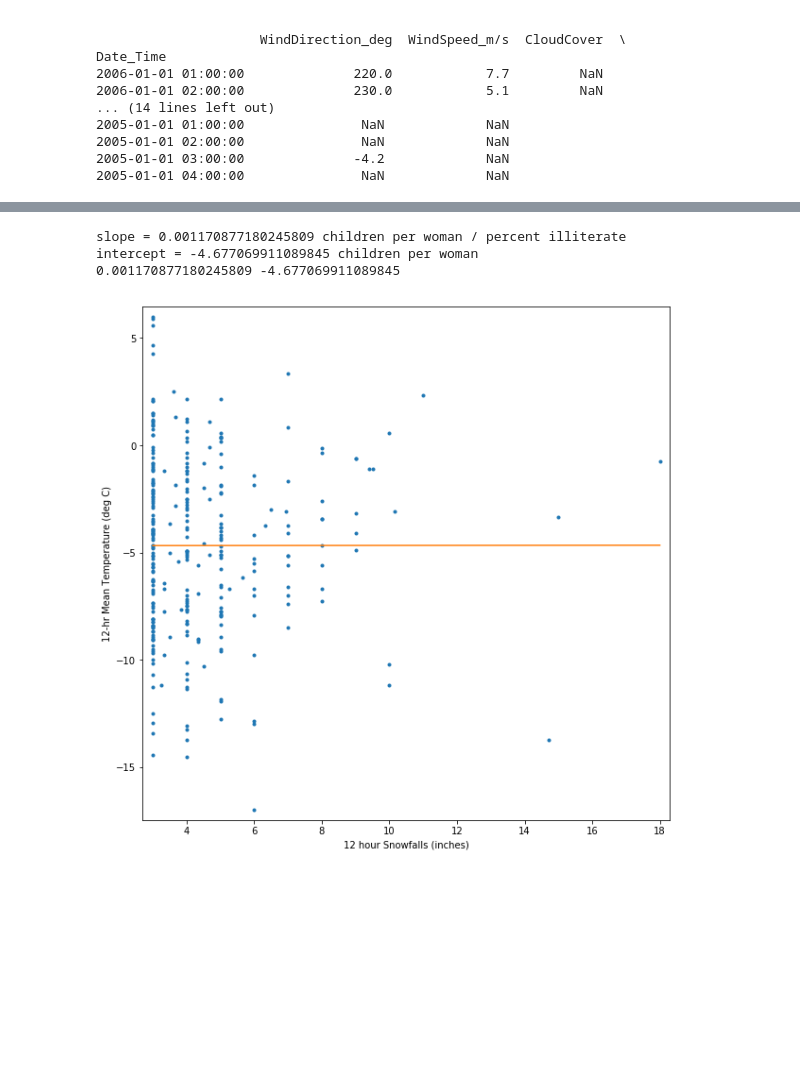
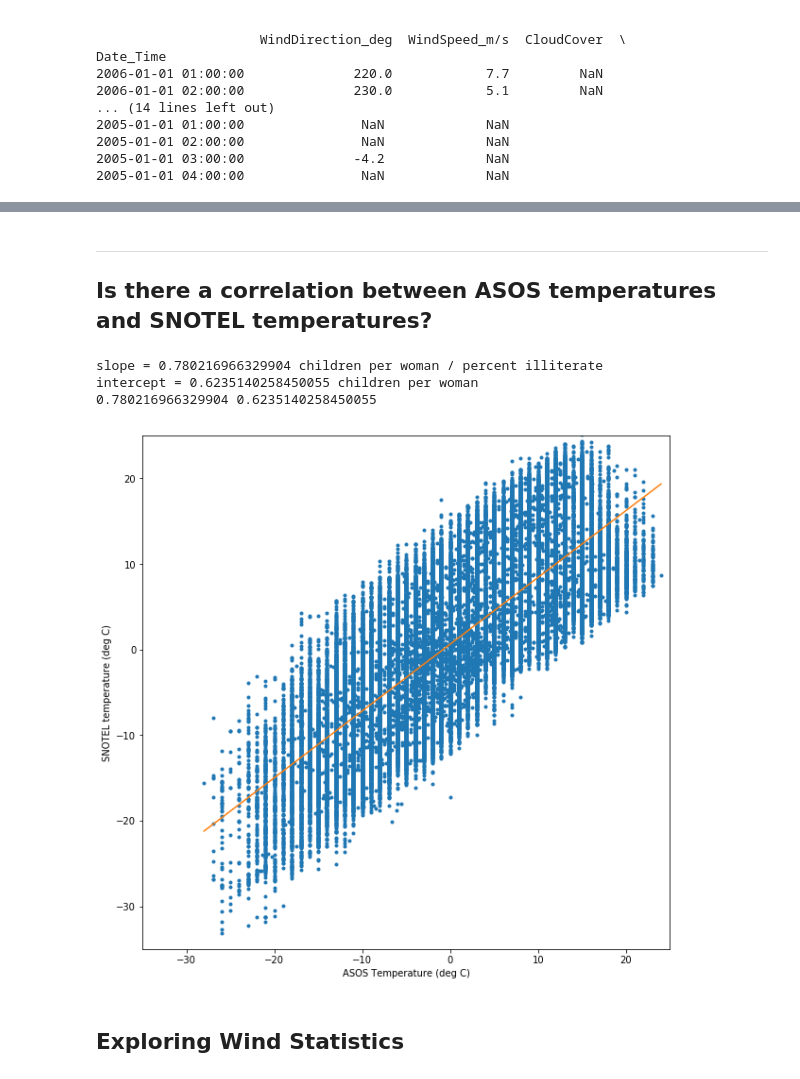
Before and after one commit to dustinrapp/Capstone_Springboard_Intermediate_Python, a Jupyter notebook: Statistics Project.ipynb, the cells around one changed output, grey strips where cells are left out. Saved outputs shown, nothing was run; the diff lists cells and outputs as text; code cells hidden in the pictures; blank space fills up the shorter version.

```diff
--- a/Statistics Project.ipynb
+++ b/Statistics Project.ipynb
@@ -287,38 +364,44 @@ intercept = 6.379402651344052 children per woman
+# %% [markdown]
+----
+
+
+## Is there a correlation between ASOS temperatures and SNOTEL temperatures?
 # %%
 plt.figure(figsize=(10,10))
 
-
-
-snf_df=asos_snotel_df['12hr-SNOWFALL']
-snf_df[asos_snotel_df['12hr-SNOWFALL']<3] = np.NaN
-temp_df = asos_snotel_df['Temperature_degC'].resample('12H').mean()
+asos_temp_df=asos_snotel_df['Temperature_degC']
+snotel_temp_df = asos_snotel_df['TOBS.I-1 (degC) ']
 
 
 
-idx = np.isfinite(temp_df) & np.isfinite(snf_df)
+idx = np.isfinite(asos_temp_df) & np.isfinite(snotel_temp_df)
 
 # Plot the snowfall vs temperature
-_ = plt.plot(snf_df[idx], temp_df[idx], marker='.', linestyle='none')
+_ = plt.plot(asos_temp_df[idx], snotel_temp_df[idx], marker='.', linestyle='none')
 plt.margins(0.02)
-_ = plt.xlabel('12 hour Snowfalls (inches)')
-_ = plt.ylabel('12-hr Mean Temperature (deg C)')
+_ = plt.xlabel('ASOS Temperature (deg C)')
+_ = plt.ylabel('SNOTEL temperature (deg C)')
+_ = plt.xlim([-35, 25])
+_ = plt.ylim([-35, 25])
 
 
 # Perform a linear regression using np.polyfit(): a, b
-a, b = np.polyfit(snf_df[idx], temp_df[idx], 1)
+a, b = np.polyfit(asos_temp_df[idx], snotel_temp_df[idx], 1)
 
 # Print the results to the screen
 print('slope =', a, 'children per woman / percent illiterate')
 print('intercept =', b, 'children per woman')
 
 print(a,b)
 
 # Make theoretical line to plot
-x = np.array([np.min(snf_df[idx]),np.max(snf_df[idx])])
+x = np.array([np.min(asos_temp_df[idx]),np.max(asos_temp_df[idx])])
 y = a * x + b
 _ = plt.plot(x, y)
 # %% [output]
-slope = 0.001170877180245809 children per woman / percent illiterate
-intercept = -4.677069911089845 children per woman
-0.001170877180245809 -4.677069911089845
+slope = 0.780216966329904 children per woman / percent illiterate
+intercept = 0.6235140258450055 children per woman
+0.780216966329904 0.6235140258450055
-[figure, old version]
+[figure, new version]
+# %% [markdown]
+## Exploring Wind Statistics
```
Also changed, not shown: parts of 26 cells of this notebook.
